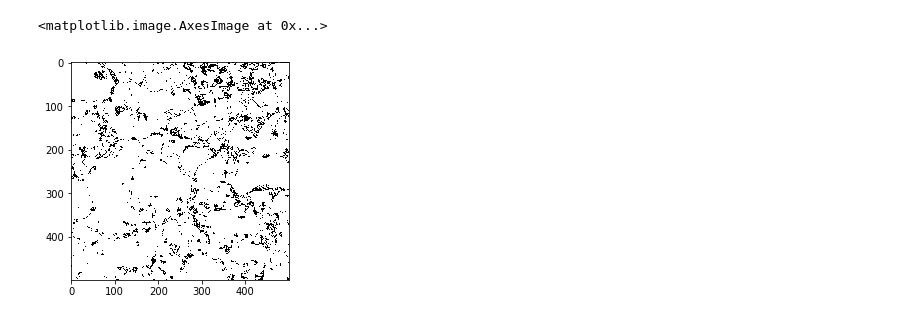
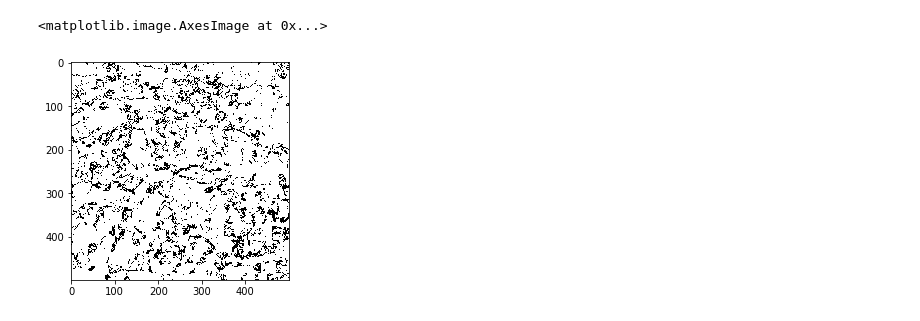
Before and after one commit to tsukiyashirokisaki/dp780, a Jupyter notebook: edge.ipynb, the cells around one changed output. Saved outputs shown, nothing was run; the diff lists cells and outputs as text; code cells hidden in the pictures.

```diff
--- a/edge.ipynb
+++ b/edge.ipynb
@@ -18,20 +18,20 @@ import matplotlib.patches as patches
 from multiprocessing import Process, Pool
 from sklearn.mixture import GaussianMixture
 # %%
-data=Data("data/train/20200916/before/")
-ipf=ipfread("data/train/20200916/before/")
+data=Data("data/test/20200907/before/")
+ipf=ipfread("data/test/20200907//before/")
 orient=data.data["Orient"]
 phase=data.data["Phase"]
 inv = np.load("new_inv.npy")
 h,w=orient.shape[0],orient.shape[1]
 orient_inv=np.empty([h,w,3,3])
 for i in range(h):
     for j in range(w):
         orient_inv[i,j]=np.linalg.inv(orient[i,j])
 plt.imshow(data.data["Phase"],cmap="gray")
 # %% [output]
 <matplotlib.image.AxesImage at 0x...>
-[figure, old version]
+[figure, new version]
 # %%
 type1=np.empty([3*h*(w-1),3])
 ite=0
```
Also changed, not shown: parts of 7 cells of this notebook, 7 other files.
